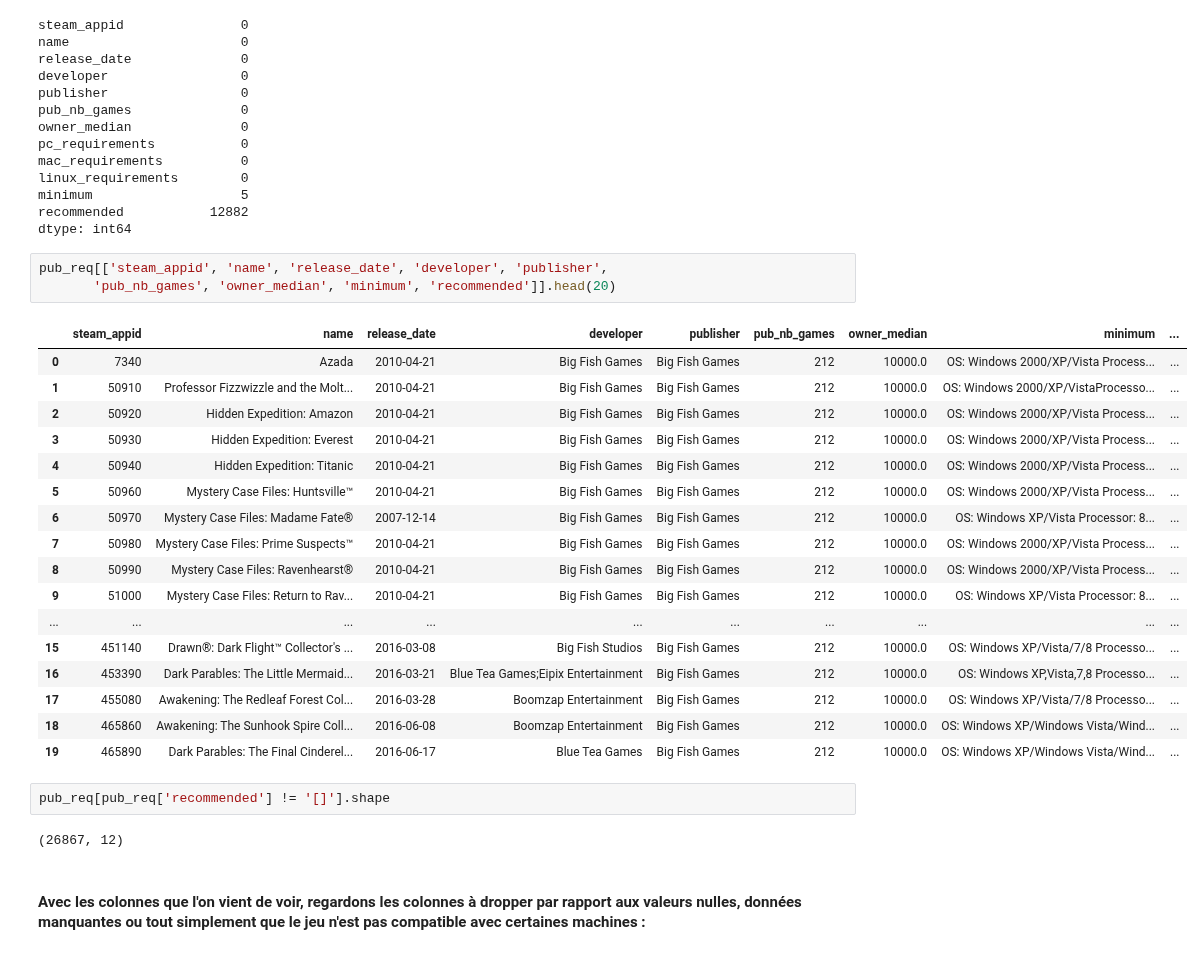
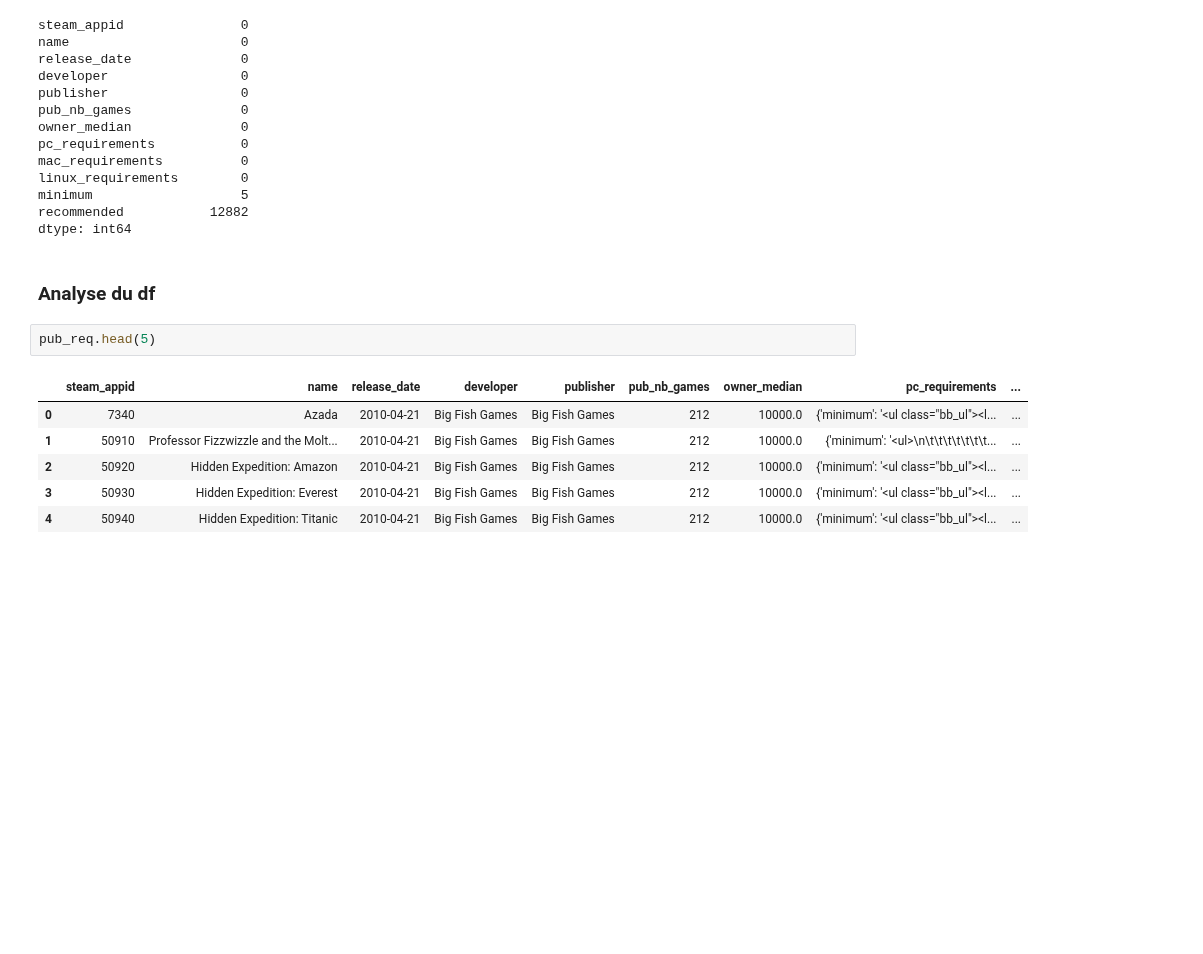
Before and after one commit to Rvanelven/steamator, a Jupyter notebook: notebooks/Mathieu_#35_Analyse_Requirements.ipynb, the cells around one changed output. Cells and saved outputs as stored; diff of their text form; blank space fills up the shorter version.

```diff
--- a/notebooks/Mathieu_#35_Analyse_Requirements.ipynb
+++ b/notebooks/Mathieu_#35_Analyse_Requirements.ipynb
@@ -60,30 +65,14 @@ linux_requirements        0
 minimum                   5
 recommended           12882
 dtype: int64
+# %% [markdown]
+### Analyse du df
 # %%
-pub_req[['steam_appid', 'name', 'release_date', 'developer', 'publisher',
-       'pub_nb_games', 'owner_median', 'minimum', 'recommended']].head(20)
+pub_req.head(5)
 # %% [output]
-|  | steam_appid | name | release_date | developer | publisher | pub_nb_games | owner_median | minimum | ... |
-| 0 | 7340 | Azada | 2010-04-21 | Big Fish Games | Big Fish Games | 212 | 10000.0 | OS: Windows 2000/XP/Vista Process... | ... |
-| 1 | 50910 | Professor Fizzwizzle and the Molt... | 2010-04-21 | Big Fish Games | Big Fish Games | 212 | 10000.0 | OS: Windows 2000/XP/VistaProcesso... | ... |
-| 2 | 50920 | Hidden Expedition: Amazon | 2010-04-21 | Big Fish Games | Big Fish Games | 212 | 10000.0 | OS: Windows 2000/XP/Vista Process... | ... |
-| 3 | 50930 | Hidden Expedition: Everest | 2010-04-21 | Big Fish Games | Big Fish Games | 212 | 10000.0 | OS: Windows 2000/XP/Vista Process... | ... |
-| 4 | 50940 | Hidden Expedition: Titanic | 2010-04-21 | Big Fish Games | Big Fish Games | 212 | 10000.0 | OS: Windows 2000/XP/Vista Process... | ... |
-| 5 | 50960 | Mystery Case Files: Huntsville™ | 2010-04-21 | Big Fish Games | Big Fish Games | 212 | 10000.0 | OS: Windows 2000/XP/Vista Process... | ... |
-| 6 | 50970 | Mystery Case Files: Madame Fate® | 2007-12-14 | Big Fish Games | Big Fish Games | 212 | 10000.0 | OS: Windows XP/Vista Processor: 8... | ... |
-| 7 | 50980 | Mystery Case Files: Prime Suspects™ | 2010-04-21 | Big Fish Games | Big Fish Games | 212 | 10000.0 | OS: Windows 2000/XP/Vista Process... | ... |
-| 8 | 50990 | Mystery Case Files: Ravenhearst® | 2010-04-21 | Big Fish Games | Big Fish Games | 212 | 10000.0 | OS: Windows 2000/XP/Vista Process... | ... |
-| 9 | 51000 | Mystery Case Files: Return to Rav... | 2010-04-21 | Big Fish Games | Big Fish Games | 212 | 10000.0 | OS: Windows XP/Vista Processor: 8... | ... |
-| ... | ... | ... | ... | ... | ... | ... | ... | ... | ... |
-| 15 | 451140 | Drawn®: Dark Flight™ Collector's ... | 2016-03-08 | Big Fish Studios | Big Fish Games | 212 | 10000.0 | OS: Windows XP/Vista/7/8 Processo... | ... |
-| 16 | 453390 | Dark Parables: The Little Mermaid... | 2016-03-21 | Blue Tea Games;Eipix Entertainment | Big Fish Games | 212 | 10000.0 | OS: Windows XP,Vista,7,8 Processo... | ... |
-| 17 | 455080 | Awakening: The Redleaf Forest Col... | 2016-03-28 | Boomzap Entertainment | Big Fish Games | 212 | 10000.0 | OS: Windows XP/Vista/7/8 Processo... | ... |
-| 18 | 465860 | Awakening: The Sunhook Spire Coll... | 2016-06-08 | Boomzap Entertainment | Big Fish Games | 212 | 10000.0 | OS: Windows XP/Windows Vista/Wind... | ... |
-| 19 | 465890 | Dark Parables: The Final Cinderel... | 2016-06-17 | Blue Tea Games | Big Fish Games | 212 | 10000.0 | OS: Windows XP/Windows Vista/Wind... | ... |
+|  | steam_appid | name | release_date | developer | publisher | pub_nb_games | owner_median | pc_requirements | ... |
+| 0 | 7340 | Azada | 2010-04-21 | Big Fish Games | Big Fish Games | 212 | 10000.0 | {'minimum': '<ul class="bb_ul"><l... | ... |
+| 1 | 50910 | Professor Fizzwizzle and the Molt... | 2010-04-21 | Big Fish Games | Big Fish Games | 212 | 10000.0 | {'minimum': '<ul>\n\t\t\t\t\t\t\t... | ... |
+| 2 | 50920 | Hidden Expedition: Amazon | 2010-04-21 | Big Fish Games | Big Fish Games | 212 | 10000.0 | {'minimum': '<ul class="bb_ul"><l... | ... |
+| 3 | 50930 | Hidden Expedition: Everest | 2010-04-21 | Big Fish Games | Big Fish Games | 212 | 10000.0 | {'minimum': '<ul class="bb_ul"><l... | ... |
+| 4 | 50940 | Hidden Expedition: Titanic | 2010-04-21 | Big Fish Games | Big Fish Games | 212 | 10000.0 | {'minimum': '<ul class="bb_ul"><l... | ... |
-# %%
-pub_req[pub_req['recommended'] != '[]'].shape
-# %% [output]
-(26867, 12)
-# %% [markdown]
-#### Avec les colonnes que l'on vient de voir, regardons les colonnes à dropper par rapport aux valeurs nulles, données manquantes ou tout simplement que le jeu n'est pas compatible avec certaines machines :
```
Also changed, not shown: parts of 50 cells of this notebook.
